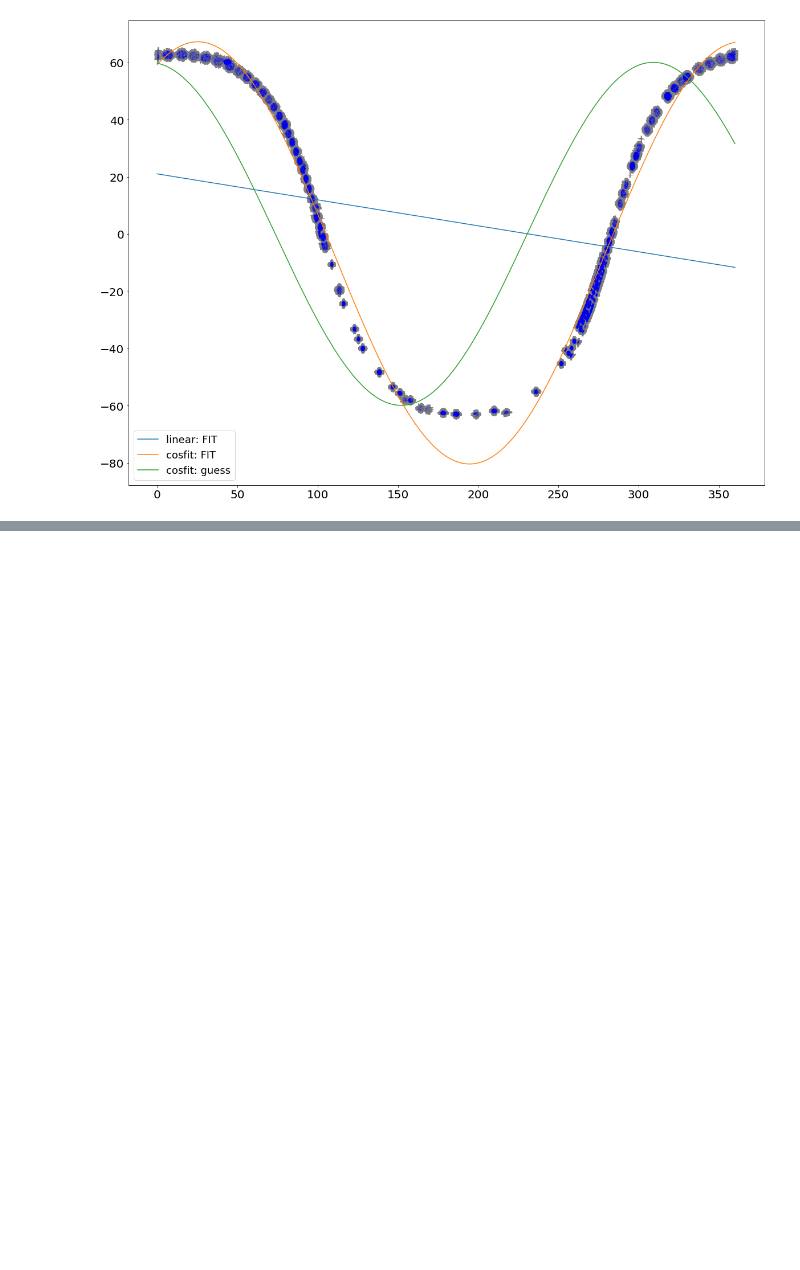
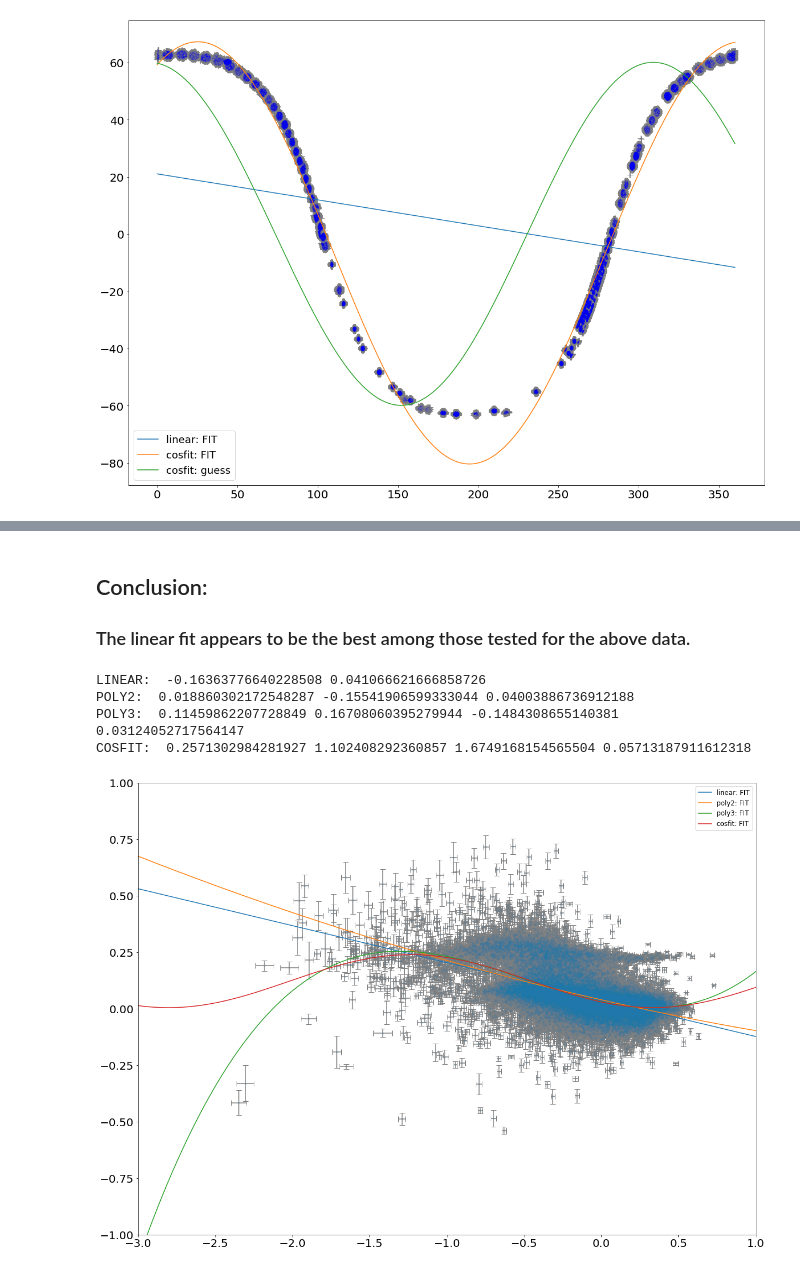
Before and after one commit to Firsttimecoding/Github-PHYS20323, a Jupyter notebook: Week11_HWb.ipynb, the cells around one changed output, grey strips where cells are left out. Cells and saved outputs as stored; diff of their text form; code cells hidden in the pictures; blank space fills up the shorter version.

```diff
--- a/Week11_HWb.ipynb
+++ b/Week11_HWb.ipynb
@@ -367,0 +403,71 @@ POLY3:  2.7278783017714393e-12 -0.3061801775125993 0.004678731376326586 -9.64303
+# %% [markdown]
+## Conclusion:
+### The linear fit appears to be the best among those tested for the above data.
+# %%
+ct4 = (np.bitwise_and(star['aspcapflag'], badbits) == 0) &\
+      (np.bitwise_and(star['starflag'], suspectbits) == 0) &\
+      (star['FE_H'] > -100) & (star['O_FE'] > -100) &\
+      ((star['GLAT'] < 2) & (star['GLAT'] > -2))
+
+cut4 = np.where(ct4)[0]
+
+## create figures
+
+fig_4 = plt.figure(figsize=(20,15)) ## figure plot
+ax_4 = fig_4.add_subplot(111)
+
+## plot the raw data and error bars
+
+ax_4.scatter(star['FE_H'][cut4], star['O_FE'][cut4],s=10,alpha=0.1)
+ax_4.errorbar((star['Fe_H'][cut4]),star['O_FE'][cut4], xerr=(star['Fe_H_ERR'][cut4]), yerr=(star['O_FE_ERR'][cut4]), ecolor='grey',fmt='none', capsize=5, zorder=0)
+
+ax_4.xaxis.set_tick_params(labelsize=20)
+ax_4.yaxis.set_tick_params(labelsize=20)
+
+## Linear Fit:
+
+slope_3, intercept_3 = mcFit2(linear, star['Fe_H'][cut4], star['O_FE'][cut4], star['O_FE_ERR'][cut4], star['Fe_H_ERR'][cut4])
+print("LINEAR: ",slope_3, intercept_3)
+
+## Polynomial degree 2 Fit:
+
+param3_1_1, param3_2_1, param3_3_1 = mcFit3(poly2, star['Fe_H'][cut4], star['O_FE'][cut4], star['O_FE_ERR'][cut4], star['Fe_H_ERR'][cut4])
+print("POLY2: ", param3_1_1, param3_2_1, param3_3_1)
+
+## Polynomial degree 3 Fit:
+
+param3_1_2, param3_2_2, param3_3_2, param3_4_2 = mcFit4(poly3, star['Fe_H'][cut4], star['O_FE'][cut4], star['O_FE_ERR'][cut4], star['Fe_H_ERR'][cut4])
+print("POLY3: ", param3_1_2, param3_2_2, param3_3_2, param3_4_2)
+
+## Cosine Fit:
+
+param3_1_3, param3_2_3, param3_3_3, param3_4_3 = mcFit4(cosfit, star['Fe_H'][cut4], star['O_FE'][cut4], star['O_FE_ERR'][cut4], star['Fe_H_ERR'][cut4])
+print("COSFIT: ", param2_1_3, param2_2_3, param2_3_3, param2_4_3)
+
+## Exponential Fit:
+
+#param2_1_4, param2_2_4, param2_3_4, param2_4_4 = mcFit4(exponential, star['Fe_H'][cut3], star['O_FE'][cut3], star['O_FE_ERR'][cut3], star['Fe_H_ERR'][cut3])
+#print("EXPONENTIAL: ", param1_3, param2_3,param3_3, param4_3)
+
+# PLOT FITS
+x_plot_2 = np.linspace(-5,1,1000) # X-PLOTING FOR FITS
+#linear fit:
+ax_4.plot(x_plot_2,linear(x_plot_2, slope_3, intercept_3), label='linear: FIT')
+#poly2 fit:
+ax_4.plot(x_plot_2,poly2(x_plot_2, param3_1_1, param3_2_1, param3_3_1), label='poly2: FIT')
+#poly3 fit:
+ax_4.plot(x_plot_2,poly3(x_plot_2, param3_1_2, param3_2_2, param3_3_2, param3_4_2), label='poly3: FIT')
+#cosine fit:
+ax_4.plot(x_plot_2,cosfit(x_plot_2, param3_1_3, param3_2_3, param3_3_3, param3_4_3), label='cosfit: FIT')
+
+ax_4.set_xlim(-3,1)
+ax_4.set_ylim(-1,1)
+
+plt.legend(loc='best', fontsize=12)
+plt.show()
+# %% [output]
+LINEAR:  -0.16363776640228508 0.041066621666858726
+POLY2:  0.018860302172548287 -0.15541906599333044 0.04003886736912188
+POLY3:  0.11459862207728849 0.16708060395279944 -0.1484308655140381 0.03124052717564147
+COSFIT:  0.2571302984281927 1.102408292360857 1.6749168154565504 0.05713187911612318
+[figure, added]
```
Also changed, not shown: parts of 6 cells of this notebook, 2 other files.
